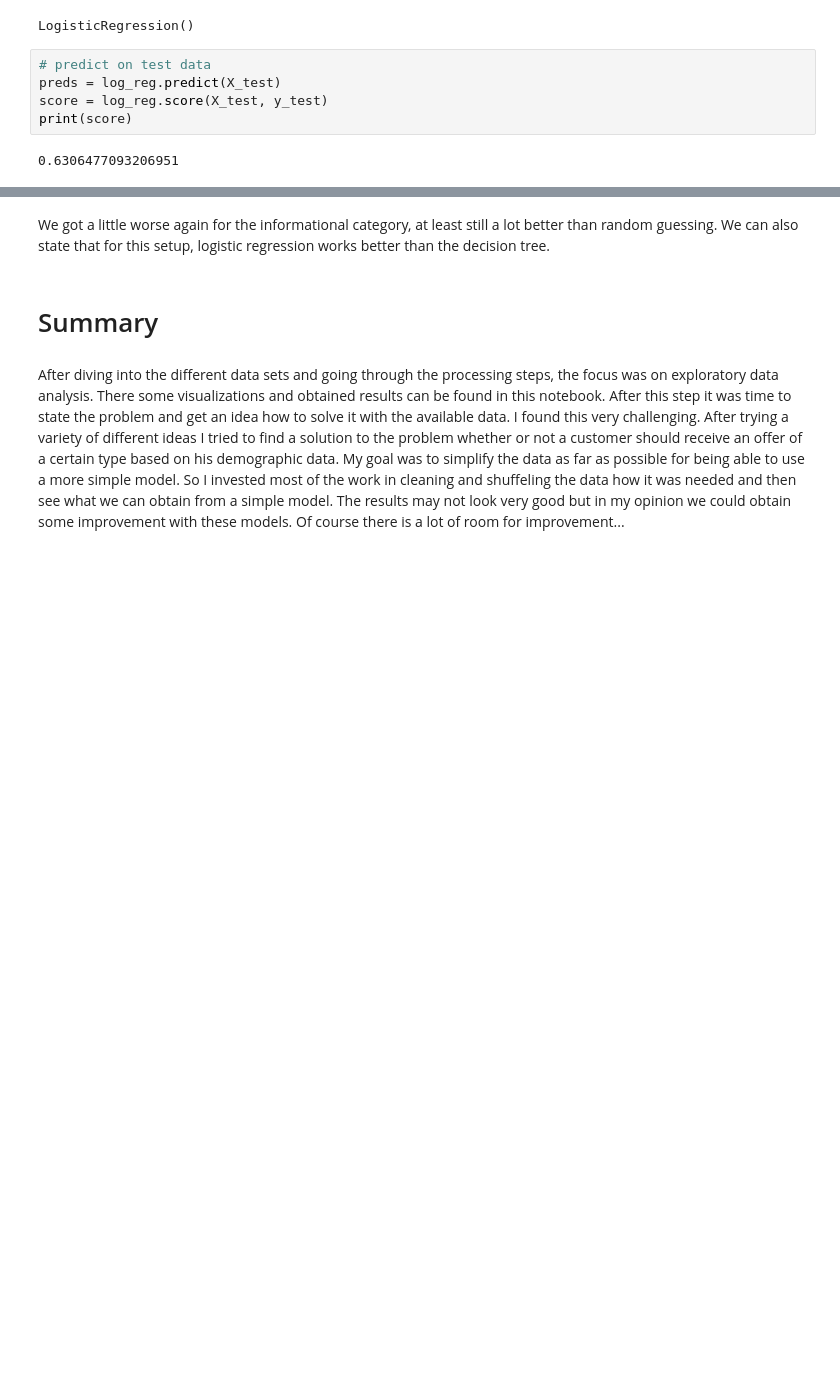
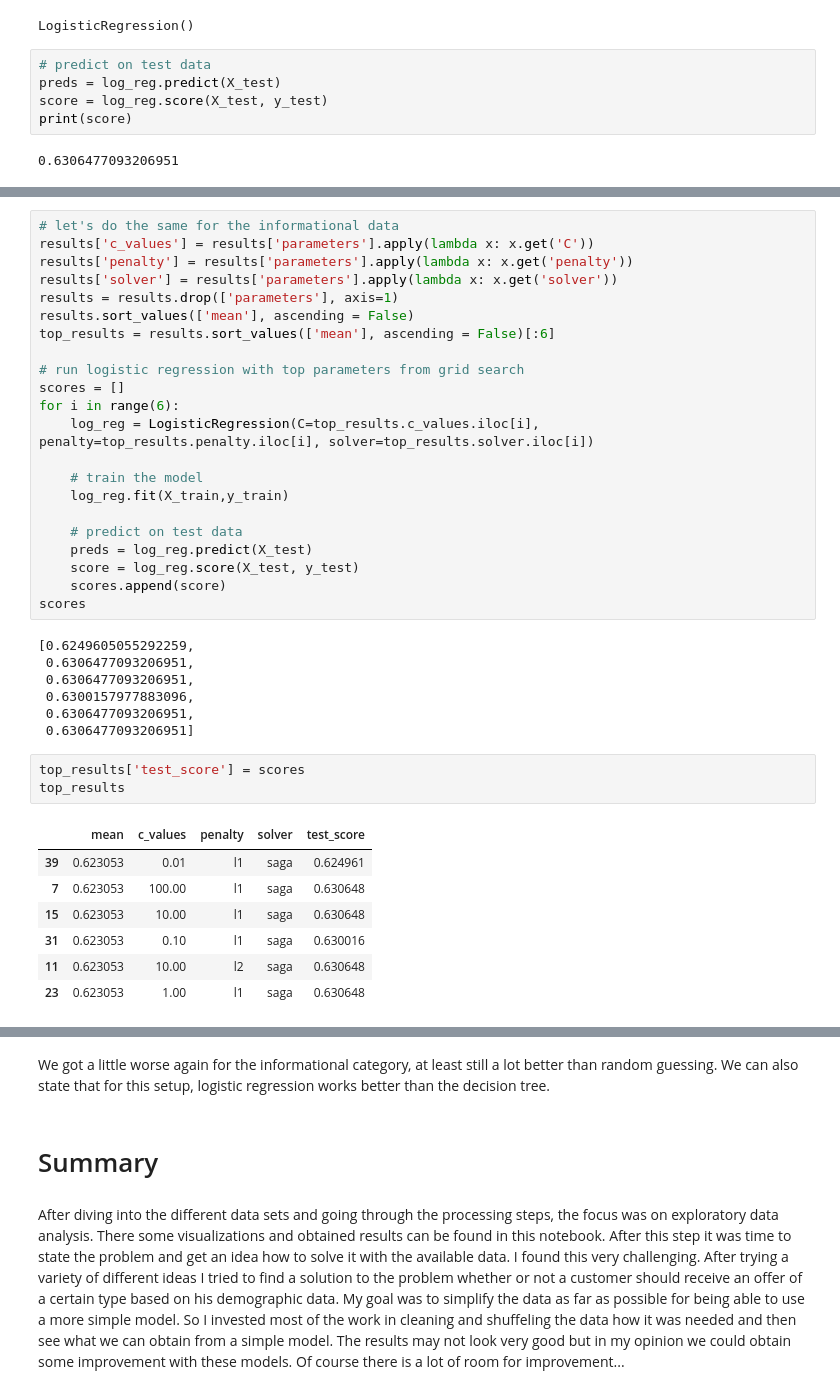
Before and after one commit to ThomasGr08/capstone_project, a Jupyter notebook: Starbucks_Capstone_notebook.ipynb, the cells around one changed output, grey strips where cells are left out. Saved outputs shown, nothing was run; the diff lists cells and outputs as text; blank space fills up the shorter version.

```diff
--- a/Starbucks_Capstone_notebook.ipynb
+++ b/Starbucks_Capstone_notebook.ipynb
@@ -1157,3 +1413,43 @@ print(score)
+# %%
+# let's do the same for the informational data
+results['c_values'] = results['parameters'].apply(lambda x: x.get('C'))
+results['penalty'] = results['parameters'].apply(lambda x: x.get('penalty'))
+results['solver'] = results['parameters'].apply(lambda x: x.get('solver'))
+results = results.drop(['parameters'], axis=1)
+results.sort_values(['mean'], ascending = False)
+top_results = results.sort_values(['mean'], ascending = False)[:6]
+
+# run logistic regression with top parameters from grid search
+scores = []
+for i in range(6):
+    log_reg = LogisticRegression(C=top_results.c_values.iloc[i], penalty=top_results.penalty.iloc[i], solver=top_results.solver.iloc[i])
+
+    # train the model
+    log_reg.fit(X_train,y_train)
+
+    # predict on test data
+    preds = log_reg.predict(X_test)
+    score = log_reg.score(X_test, y_test)
+    scores.append(score)
+scores
+# %% [output]
+[0.6249605055292259,
+ 0.6306477093206951,
+ 0.6306477093206951,
+ 0.6300157977883096,
+ 0.6306477093206951,
+ 0.6306477093206951]
+# %%
+top_results['test_score'] = scores
+top_results
+# %% [output]
+|  | mean | c_values | penalty | solver | test_score |
+| 39 | 0.623053 | 0.01 | l1 | saga | 0.624961 |
+| 7 | 0.623053 | 100.00 | l1 | saga | 0.630648 |
+| 15 | 0.623053 | 10.00 | l1 | saga | 0.630648 |
+| 31 | 0.623053 | 0.10 | l1 | saga | 0.630016 |
+| 11 | 0.623053 | 10.00 | l2 | saga | 0.630648 |
+| 23 | 0.623053 | 1.00 | l1 | saga | 0.630648 |
 # %%
 dec_tree = tree.DecisionTreeClassifier()
 dec_tree.fit(X_train,y_train)
```
Also changed, not shown: parts of 25 cells of this notebook.
